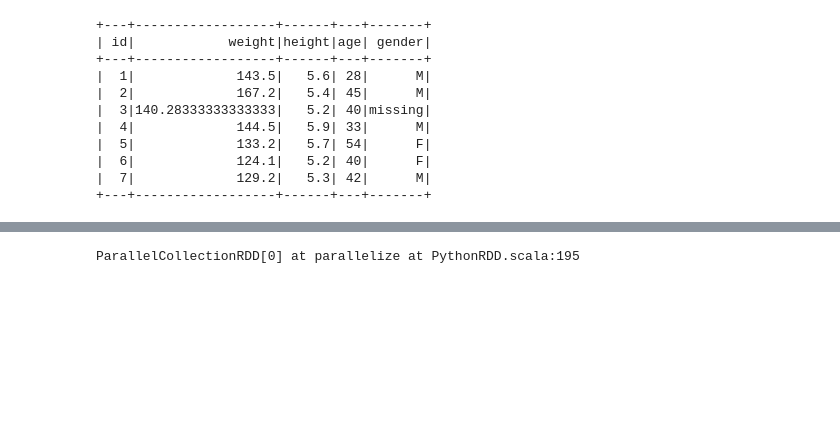
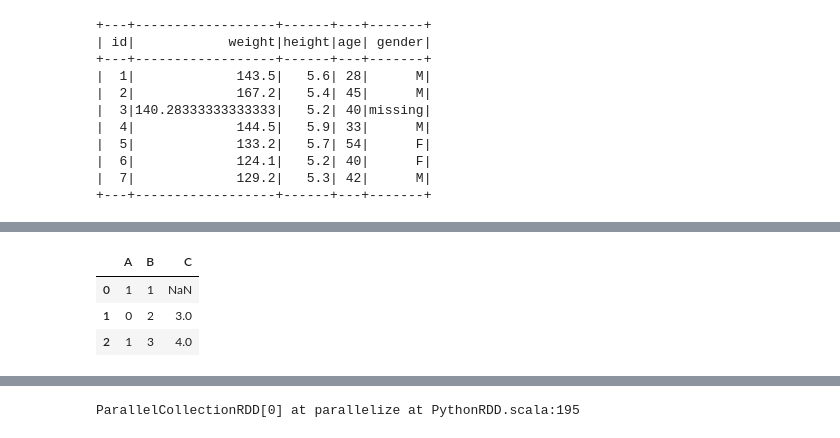
Before and after one commit to TJmask/PySpark, a Jupyter notebook: notebook/PySpark_Learning.ipynb, the cells around one changed output, grey strips where cells are left out. Cells and saved outputs as stored; diff of their text form; code cells hidden in the pictures; blank space fills up the shorter version.

```diff
--- a/notebook/PySpark_Learning.ipynb
+++ b/notebook/PySpark_Learning.ipynb
@@ -765,0 +1188,8 @@ df_miss_no_income.fillna(means).show()
+# %%
+# dp.A.replace(['male','female'], [1,0], inplace =True)
+dp
+# %% [output]
+|  | A | B | C |
+| 0 | 1 | 1 | NaN |
+| 1 | 0 | 2 | 3.0 |
+| 2 | 1 | 3 | 4.0 |
```
Also changed, not shown: parts of 115 cells of this notebook, 3 other files.
